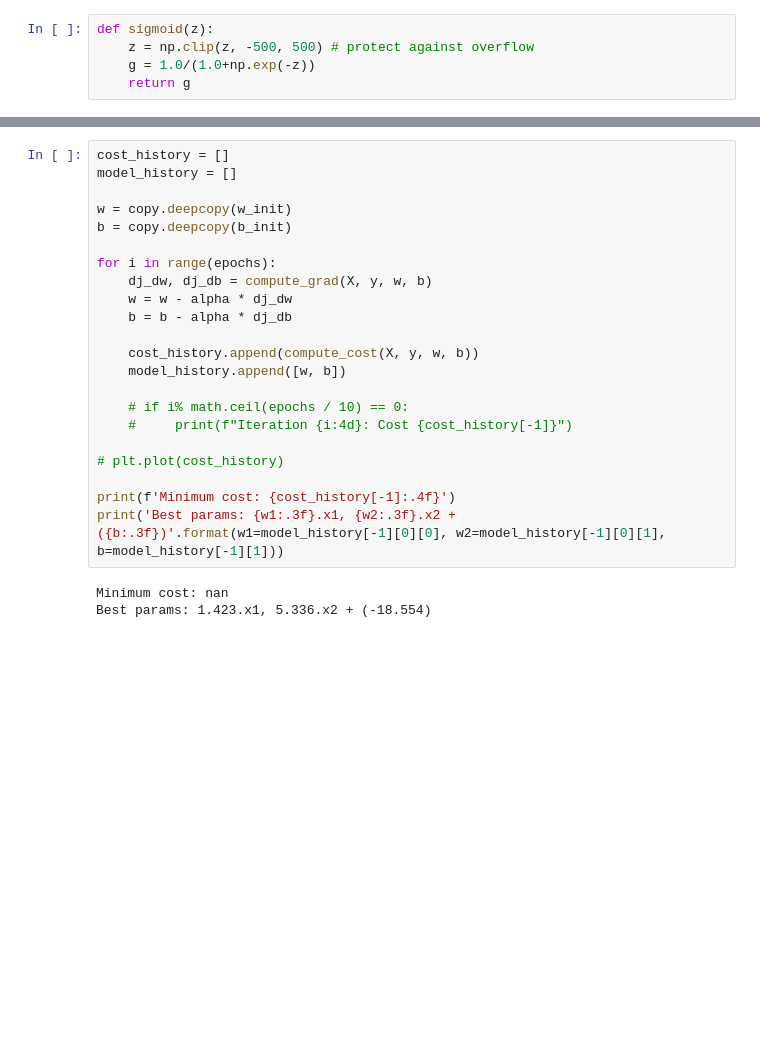
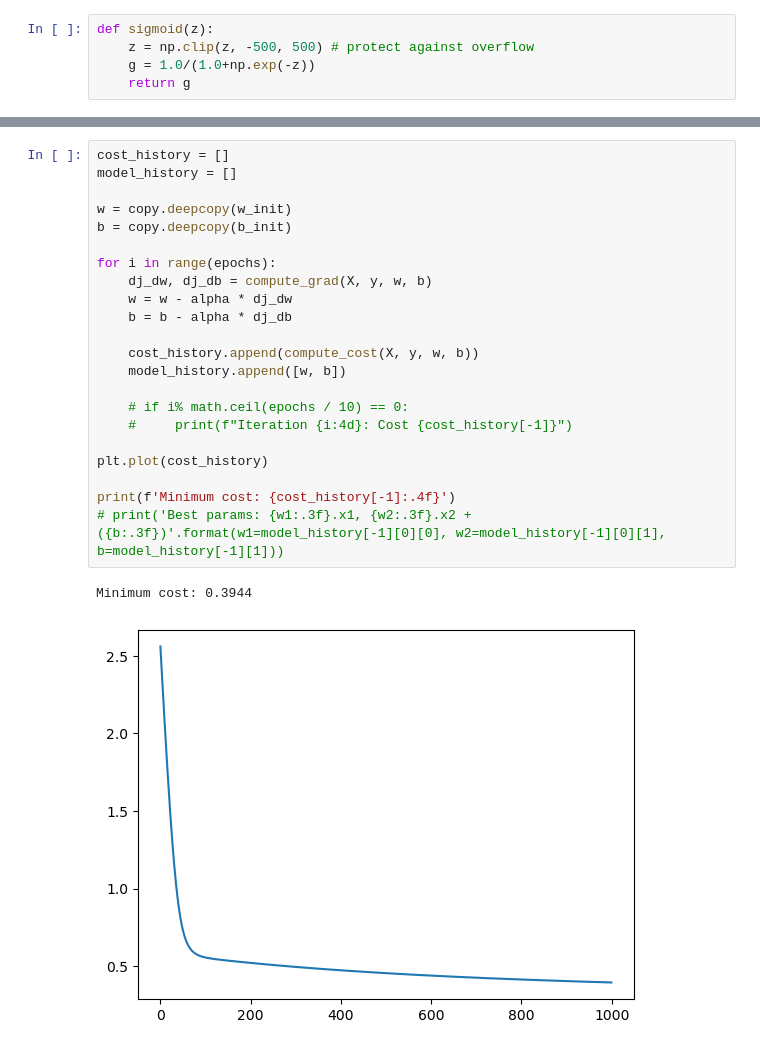
Before and after one commit to peterbaksa/MachineLearning, a Jupyter notebook: 03_Classification/01_logistic_regression/03_regularization_of_logistic_regression.ipynb, the cells around one changed output, grey strips where cells are left out. Saved outputs shown, nothing was run; the diff lists cells and outputs as text; blank space fills up the shorter version.

```diff
--- a/03_Classification/01_logistic_regression/03_regularization_of_logistic_regression.ipynb
+++ b/03_Classification/01_logistic_regression/03_regularization_of_logistic_regression.ipynb
@@ -101,28 +110,28 @@ epochs = 1000
 # %%
 cost_history = []
 model_history = []
 
 w = copy.deepcopy(w_init)
 b = copy.deepcopy(b_init)
 
 for i in range(epochs):
     dj_dw, dj_db = compute_grad(X, y, w, b)
     w = w - alpha * dj_dw
     b = b - alpha * dj_db
 
     cost_history.append(compute_cost(X, y, w, b))
     model_history.append([w, b])
 
     # if i% math.ceil(epochs / 10) == 0:
     #     print(f"Iteration {i:4d}: Cost {cost_history[-1]}")
 
-# plt.plot(cost_history)
+plt.plot(cost_history)
 
 print(f'Minimum cost: {cost_history[-1]:.4f}')
-print('Best params: {w1:.3f}.x1, {w2:.3f}.x2 + ({b:.3f})'.format(w1=model_history[-1][0][0], w2=model_history[-1][0][1], b=model_history[-1][1]))
+# print('Best params: {w1:.3f}.x1, {w2:.3f}.x2 + ({b:.3f})'.format(w1=model_history[-1][0][0], w2=model_history[-1][0][1], b=model_history[-1][1]))
 # %% [output]
-Minimum cost: nan
-Best params: 1.423.x1, 5.336.x2 + (-18.554)
+Minimum cost: 0.3944
+[figure, added]
 # %%
 cost_history_regularized = []
 model_history_regularized = []
```
Also changed, not shown: parts of 8 cells of this notebook.
